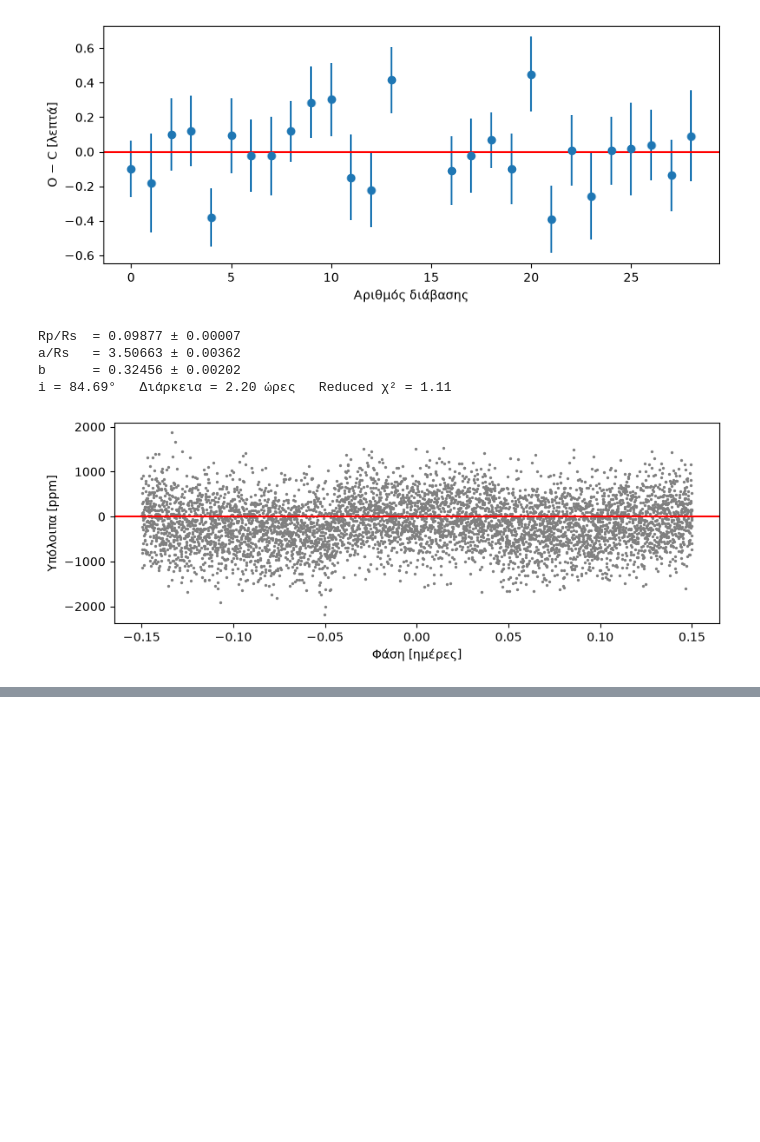
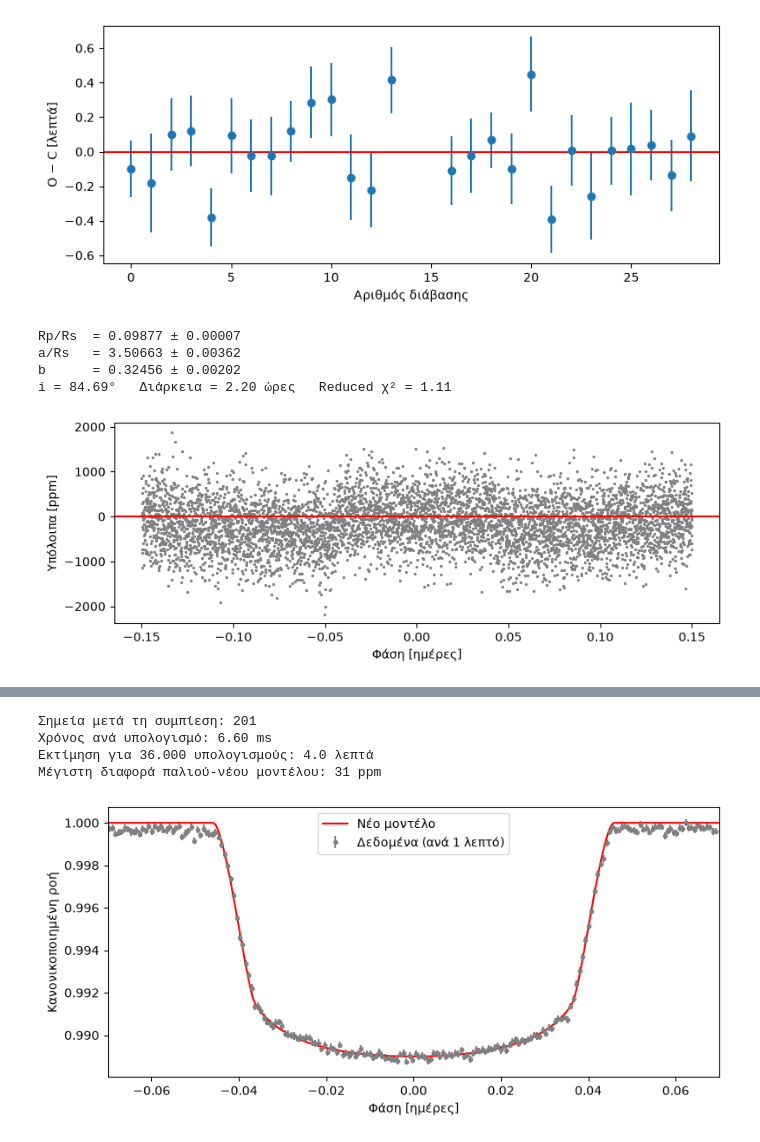
Before and after one commit to rigasneofotistos-beep/tess-transit-project, a Jupyter notebook: 01_first_lightcurve.ipynb, the cells around one changed output, grey strips where cells are left out. Drawn from its saved outputs; the diff is of its cells as text; code cells hidden in the pictures; blank space fills up the shorter version.

Commit message:
Fast ring transit model, free baseline, MCMC uncertainties

```diff
--- a/01_first_lightcurve.ipynb
+++ b/01_first_lightcurve.ipynb
@@ -363,0 +363,14 @@ i = 84.69°   Διάρκεια = 2.20 ώρες   Reduced χ² = 1.11
+# %%
+import time
+
+sel2 = np.abs(x) < 0.07
+xm, ym = x[sel2], y[sel2]
+em = yerr[sel2] * np.sqrt(chi2r3)   # διόρθωση αβεβαιοτήτων σημείων
+
+t_start = time.time()
+for _ in range(20):
+    shape_model(xm, *popt3)
+dt = (time.time() - t_start) / 20
+print("Σημεία:", len(xm))
+print(f"Χρόνος ανά υπολογισμό: {dt*1000:.1f} ms")
+print(f"Εκτίμηση για 36.000 υπολογισμούς: {dt*36000/60:.1f} λεπτά")
@@ -363,0 +381,63 @@ i = 84.69°   Διάρκεια = 2.20 ώρες   Reduced χ² = 1.11
+# %%
+# 1. Μέσος όρος ανά 1 λεπτό φάσης
+edges = np.arange(-0.07, 0.07 + 1e-9, 1/1440)
+idx = np.digitize(xm, edges) - 1
+xb, yb, eb = [], [], []
+for j in range(len(edges) - 1):
+    s = idx == j
+    if s.sum() >= 3:
+        xb.append(xm[s].mean())
+        yb.append(ym[s].mean())
+        eb.append(np.sqrt(np.sum(em[s]**2)) / s.sum())
+xb, yb, eb = np.array(xb), np.array(yb), np.array(eb)
+
+# 2. Μοντέλο με δαχτυλίδια
+Nr = 100
+frac = (np.arange(Nr) + 0.5) / Nr
+
+def transit_model2(ph, k, a, b):
+    phi = 2 * np.pi * ph / P
+    z = np.sqrt((a * np.sin(phi))**2 + (b * np.cos(phi))**2)
+    flux = np.ones_like(ph)
+    on = (z < 1 + k) & (np.cos(phi) > 0)     # μόνο όσα είναι σε διάβαση
+    zz = z[on]
+    lo = np.clip(zz - k, 0, 1)
+    hi = np.clip(zz + k, 0, 1)
+    r = lo[:, None] + frac[None, :] * (hi - lo)[:, None]   # ακτίνες δαχτυλιδιών
+    dr = (hi - lo)[:, None] / Nr
+    c = (r**2 + zz[:, None]**2 - k**2) / (2 * r * zz[:, None])
+    arc = 2 * r * np.arccos(np.clip(c, -1, 1))             # μήκος που κρύβει ο πλανήτης
+    mu = np.sqrt(1 - r**2)
+    I = 1 - u1 * (1 - mu) - u2 * (1 - mu)**2
+    blocked = np.sum(I * arc * dr, axis=1)
+    F0 = np.pi * (1 - u1 / 3 - u2 / 6)
+    flux[on] = 1 - blocked / F0
+    return flux
+
+# 3. Ταχύτητα
+t_start = time.time()
+for _ in range(50):
+    transit_model2(xb, *popt3)
+dt2 = (time.time() - t_start) / 50
+print("Σημεία μετά τη συμπίεση:", len(xb))
+print(f"Χρόνος ανά υπολογισμό: {dt2*1000:.2f} ms")
+print(f"Εκτίμηση για 36.000 υπολογισμούς: {dt2*36000/60:.1f} λεπτά")
+
+# 4. Συμφωνεί με το παλιό μοντέλο;
+diff = transit_model2(xs_plot, *popt3) - shape_model(xs_plot, *popt3)
+print(f"Μέγιστη διαφορά παλιού-νέου μοντέλου: {np.max(np.abs(diff))*1e6:.0f} ppm")
+
+plt.figure(figsize=(9, 4))
+plt.errorbar(xb, yb, yerr=eb, fmt=".", color="gray", label="Δεδομένα (ανά 1 λεπτό)")
+plt.plot(xs_plot, transit_model2(xs_plot, *popt3), color="red", label="Νέο μοντέλο")
+plt.xlim(-0.07, 0.07)
+plt.xlabel("Φάση [ημέρες]")
+plt.ylabel("Κανονικοποιημένη ροή")
+plt.legend()
+plt.show()
+# %% [output]
+Σημεία μετά τη συμπίεση: 201
+Χρόνος ανά υπολογισμό: 6.60 ms
+Εκτίμηση για 36.000 υπολογισμούς: 4.0 λεπτά
+Μέγιστη διαφορά παλιού-νέου μοντέλου: 31 ppm
+[figure, added]
```
Also changed, not shown: parts of 7 cells of this notebook.
